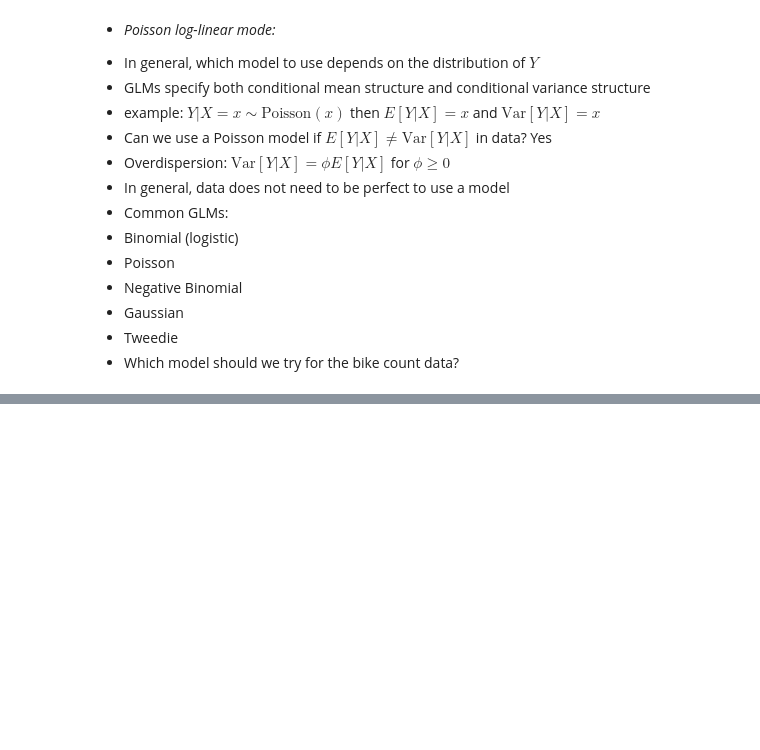
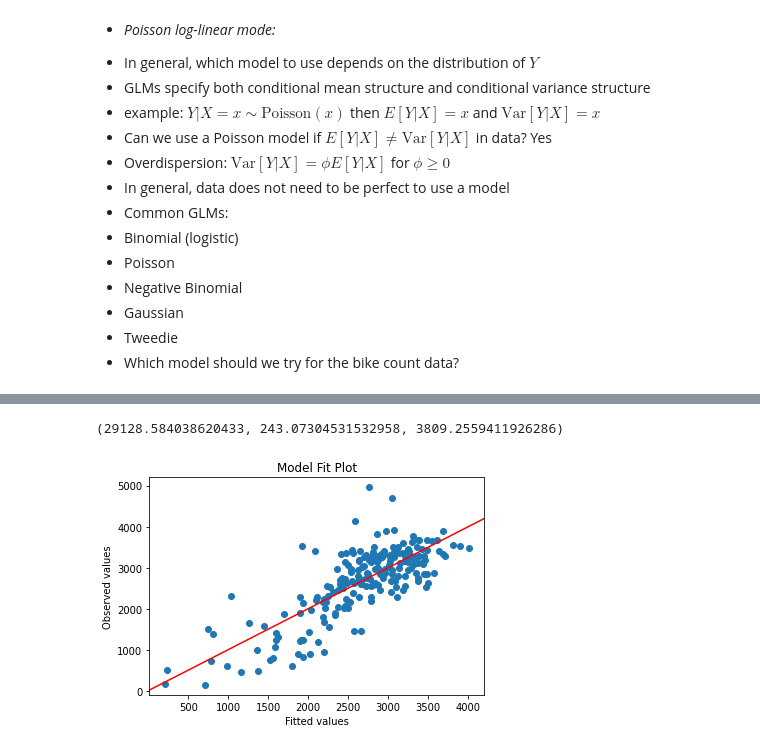
Before and after one commit to omesner/UMSTATS504, a Jupyter notebook: bikeCrossings/cyclistBridgeCrossings.ipynb, the cells around one changed output, grey strips where cells are left out. Saved outputs shown, nothing was run; the diff lists cells and outputs as text; code cells hidden in the pictures; blank space fills up the shorter version.

Commit message:
More on lecture 1
	- MLE with gradient descent
	- model selection
	- ran 3 models
	- showed some diagnostics
	- need to finish communicating results

```diff
--- a/bikeCrossings/cyclistBridgeCrossings.ipynb
+++ b/bikeCrossings/cyclistBridgeCrossings.ipynb
@@ -231,0 +360,5 @@ Generalized Linear Model Regression Results
+# %%
+expr = 'BB_COUNT ~ DAY + WEEKEND + MONTH + HIGH_T + LOW_T + PRECIP'
+bikePoisson = sm.GLM.from_formula(
+    expr, data=df, family=sm.families.Poisson()).fit()
+bikePoisson.summary()
@@ -233,0 +395,4 @@ What might be wrong with this model?
+# %%
+bikePoisOD = sm.GLM.from_formula(
+    expr, data=df, family=sm.families.Poisson()).fit(scale="X2")
+bikePoisOD.summary()
@@ -233,0 +460,16 @@ What might be wrong with this model?
+# %%
+bikePoisson.aic, bikePoisOD.aic, bikeNB.aic
+# %% [output]
+(29128.584038620433, 243.07304531532958, 3809.2559411926286)
+# %%
+fig, ax = plt.subplots()
+ax.scatter(bikePoisOD.fittedvalues, df['BB_COUNT'])
+line_fit = sm.OLS(
+    df['BB_COUNT'],
+    sm.add_constant(bikePoisOD.fittedvalues, prepend=True)).fit()
+abline_plot(model_results=line_fit, ax=ax, color='r')
+ax.set_title('Model Fit Plot')
+ax.set_ylabel('Observed values')
+ax.set_xlabel('Fitted values');
+# %% [output]
+[figure, added]
```
Also changed, not shown: parts of 25 cells of this notebook, 1 other file.
